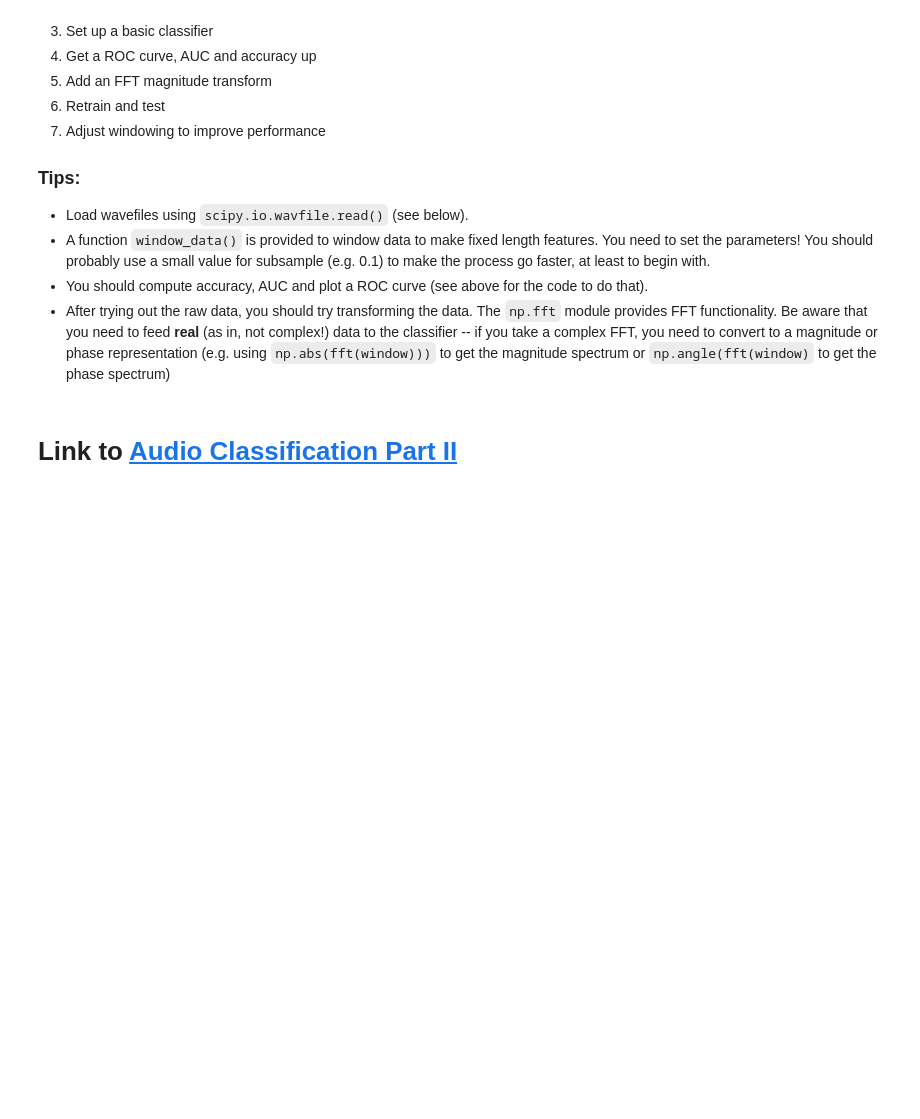
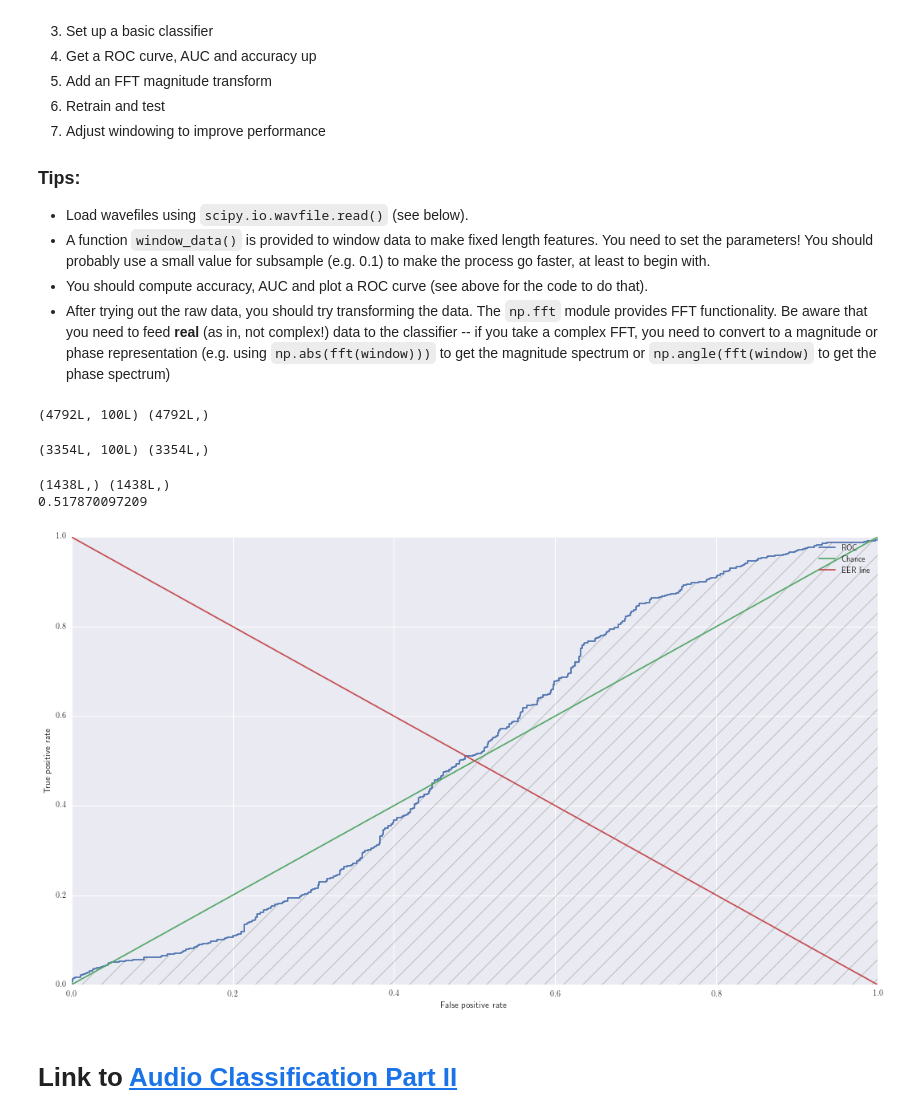
Before and after one commit to johnhw/summerschool2016, a Jupyter notebook: classifying_audio_streams/audio_1.ipynb, the cells around one changed output. Saved outputs shown, nothing was run; the diff lists cells and outputs as text; code cells hidden in the pictures; blank space fills up the shorter version.

Commit message:
Added secret test

```diff
--- a/classifying_audio_streams/audio_1.ipynb
+++ b/classifying_audio_streams/audio_1.ipynb
@@ -419,12 +419,59 @@ def load_wave(fname):
     sr, wave = scipy.io.wavfile.read(fname)
     return wave/32768.0
 
-# split into windows
+rub_1 = load_wave("data/rub1.wav")
+rub_2 = load_wave("data/rub2.wav")
 
-# test/train split
+rub_1_features = window.window_data(rub_1, 100)
+rub_2_features = window.window_data(rub_2, 100)
 
-# train classifier
+rub_1_labels = np.zeros(len(rub_1_features,))
+rub_2_labels = np.ones(len(rub_2_features,))
 
-# evaluate classifier
+rub_features = np.vstack([rub_1_features, rub_2_features])
+rub_labels = np.hstack([rub_1_labels, rub_2_labels])
+print rub_features.shape, rub_labels.shape
+# %% [output]
+(4792L, 100L) (4792L,)
+# %%
+rubfft_features =  np.abs(np.fft.fft(rub_features))
+rubfft_train_features, rubfft_test_features, rub_train_labels, rub_test_labels = sklearn.cross_validation.train_test_split(
+    rubfft_features, rub_labels, test_size=0.3, random_state=0)
+# %%
+rub_train_features, rub_test_features, rub_train_labels, rub_test_labels = sklearn.cross_validation.train_test_split(
+    rub_features, rub_labels, test_size=0.3, random_state=0)
+# %%
+print rub_train_features.shape, rub_train_labels.shape
+# %% [output]
+(3354L, 100L) (3354L,)
+# %%
+svm = sklearn.svm.SVC(gamma=0.1, C=100)
+svm.fit(rub_train_features, rub_train_labels)
+
+# we can plot the receiver-operator curve: the graph of false positive rate against true positive rate
+scores = svm.decision_function(rub_test_features)
+print scores.shape, rub_test_labels.shape
+fpr, tpr, thresholds = sklearn.metrics.roc_curve(rub_test_labels, scores)
+plt.plot(fpr,tpr)
+plt.plot([0,1], [0,1])
+plt.plot([0,1], [1,0])
+plt.fill_between(fpr, tpr, facecolor='none', hatch='/', alpha=0.2)
+plt.xlabel("False positive rate")
+plt.ylabel("True positive rate")
+plt.legend(["ROC", "Chance", "EER line"])
+
+print sklearn.metrics.auc(fpr, tpr)
+
+# split into windows
+
+# test/train split
+
+# train classifier
+
+# evaluate classifier
+# %% [output]
+(1438L,) (1438L,)
+0.517870097209
+[figure, added]
 # %% [markdown]
 # Link to [Audio Classification Part II](audio_2.ipynb)
```
Also changed, not shown: parts of 3 cells of this notebook, 3 other files.
